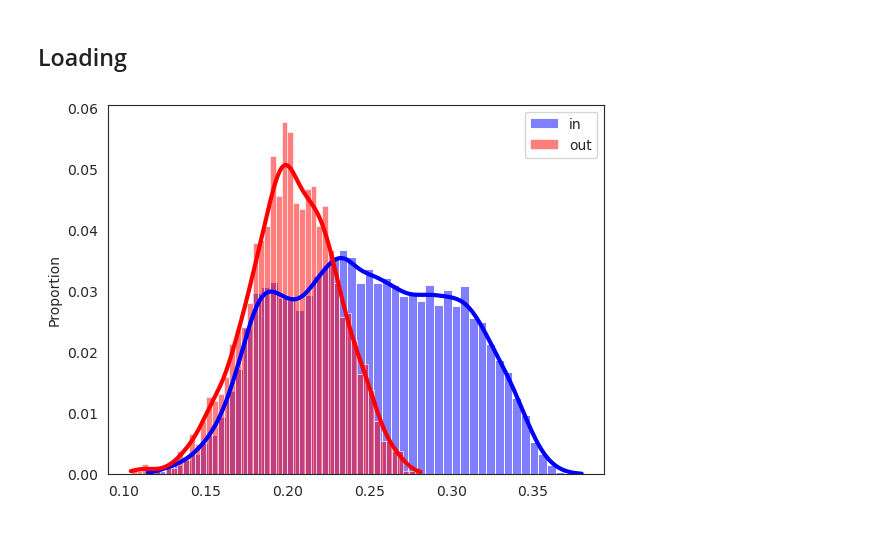
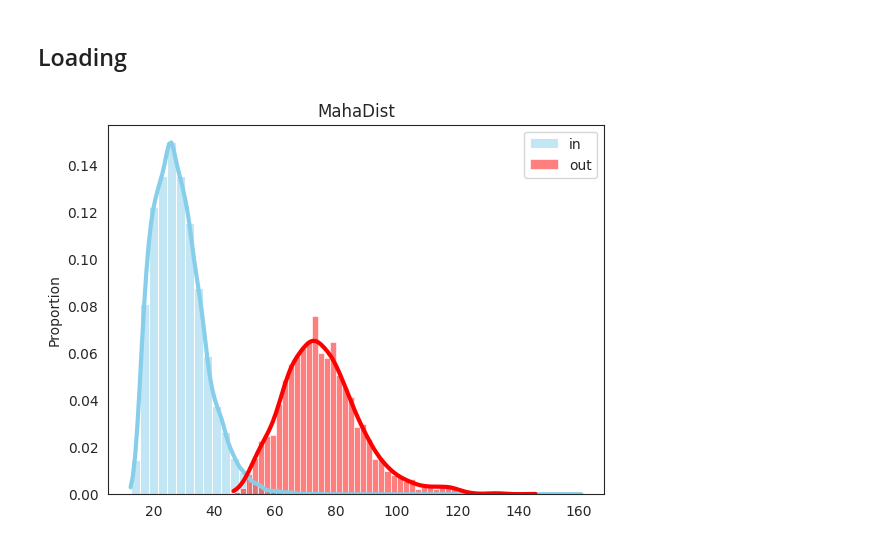
Before and after one commit to lilianmarey/nlp_ood_detection, a Jupyter notebook: papier_1/bert.ipynb, the cells around one changed output. Cells and saved outputs as stored; diff of their text form; code cells hidden in the pictures.

```diff
--- a/papier_1/bert.ipynb
+++ b/papier_1/bert.ipynb
@@ -154,14 +151,22 @@ label_ood_ = torch.cat(label_ood).numpy()
 embd_ood_ = torch.cat(embd_ood).numpy()
 
 ood_distrib  = {l: embd_ood_[np.where(label_ood_==l)] for l in np.unique(label_ood_)}
+# %%
+def MahaDist(X, distrib):
+    m = np.mean(distrib, axis=0).reshape(1, 768)
+    VI= np.linalg.inv(np.cov(distrib.T))
+    return cdist(XA = X, XB = m, metric = 'mahalanobis', VI=VI)
 # %%
-scores_ood = np.concatenate((AI_IRW(X=train_distrib[0], AI=True, X_test=ood_distrib[0], n_dirs=200) ,AI_IRW(X=train_distrib[1], AI=True, X_test=ood_distrib[1], n_dirs=200)))
+#scores_ood = np.concatenate((AI_IRW(X=train_distrib[0], AI=True, X_test=ood_distrib[0], n_dirs=200) ,AI_IRW(X=train_distrib[1], AI=True, X_test=ood_distrib[1], n_dirs=200)))
+scores_ood = np.concatenate((MahaDist(X=ood_distrib[0], distrib=train_distrib[0]) ,MahaDist(X=ood_distrib[1], distrib=train_distrib[1])))
 # %%
-scores_test = np.concatenate((AI_IRW(X=train_distrib[0], AI=True, X_test=test_distrib[0], n_dirs=200, robust=True) ,AI_IRW(X=train_distrib[1], AI=True, X_test=test_distrib[1], n_dirs=200, robust=True)))
+#scores_test = np.concatenate((AI_IRW(X=train_distrib[0], AI=True, X_test=test_distrib[0], n_dirs=200, robust=True) ,AI_IRW(X=train_distrib[1], AI=True, X_test=test_distrib[1], n_dirs=200, robust=True)))
+scores_test = np.concatenate((MahaDist(X=test_distrib[0], distrib=train_distrib[0]) ,MahaDist(X=test_distrib[1], distrib=train_distrib[1])))
 # %%
-sns.histplot(scores_test, label='in', bins=50, kde=True, stat='proportion', color='blue',  line_kws={"lw":3})
-sns.histplot(scores_ood, label='out', bins=50, kde=True, stat='proportion', color='red',  line_kws={"lw":3})
+sns.histplot(scores_test[:,0], label='in', bins=50, color='skyblue',kde=True, stat='proportion',  line_kws={"lw":3})
+sns.histplot(scores_ood[:,0], label='out', bins=50, color='red', kde=True, stat='proportion',  line_kws={"lw":3})
 plt.legend()
+plt.title("MahaDist")
 plt.show()
 # %% [output]
-[figure, old version]
+[figure, new version]
```
Also changed, not shown: parts of 1 cell of this notebook, 1 other file.
